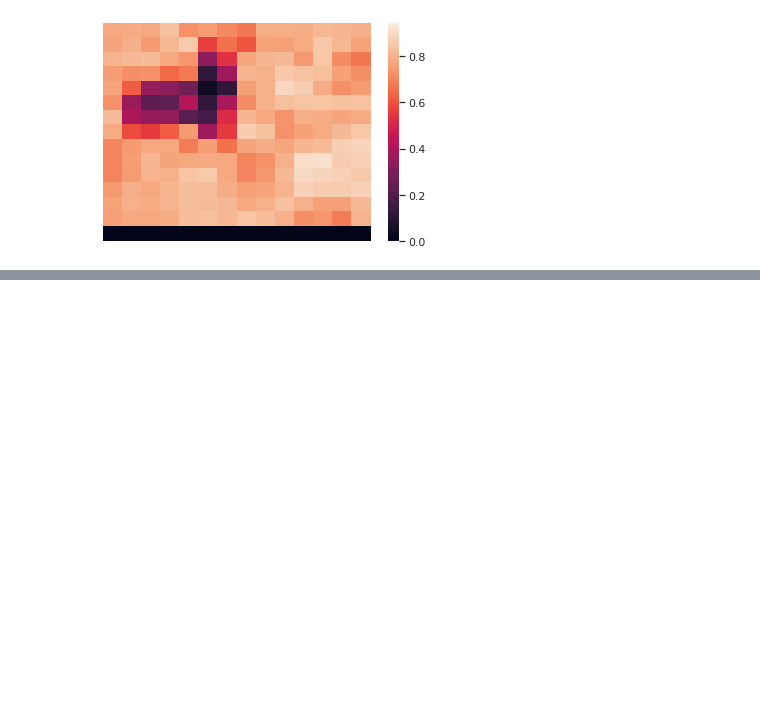
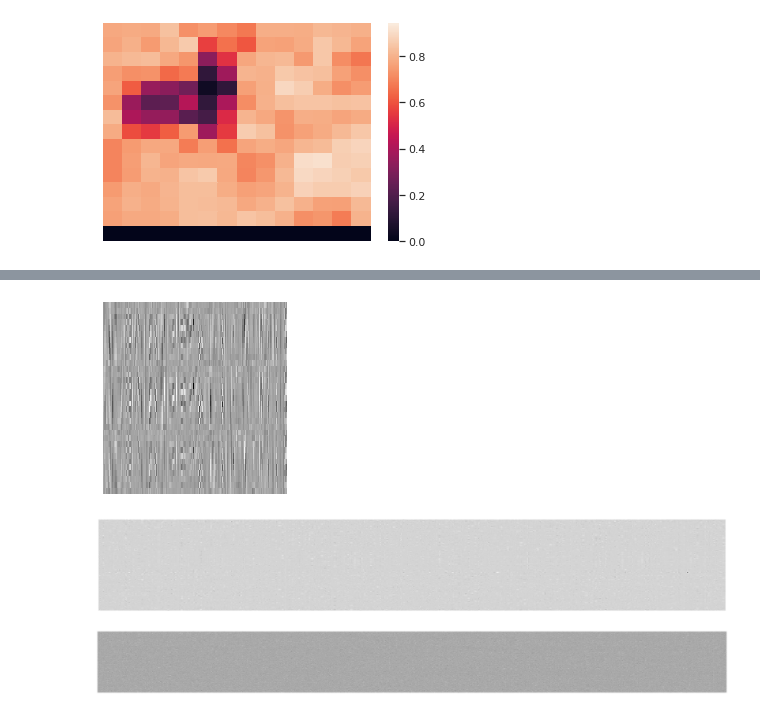
Before and after one commit to arnavahuja/Occlusion-Analysis-and-Filter-Visualization, a Jupyter notebook: Occlusion_Analysion_and_Filter_Visualization.ipynb, the cells around one changed output, grey strips where cells are left out. Drawn from its saved outputs; the diff is of its cells as text; code cells hidden in the pictures; blank space fills up the shorter version.

```diff
--- a/Occlusion_Analysion_and_Filter_Visualization.ipynb
+++ b/Occlusion_Analysion_and_Filter_Visualization.ipynb
@@ -177,0 +290,12 @@ imgplot = sns.heatmap(heatmap,xticklabels=False,yticklabels=False,vmax=prob_no_o
+# %%
+plot_weights(alexnet,0,single_channel=True,collated=True)
+# %% [output]
+[figure, added]
+# %%
+plot_weights(alexnet,3,single_channel=True,collated=True)
+# %% [output]
+[figure, added]
+# %%
+plot_weights(alexnet,6,single_channel=True,collated=True)
+# %% [output]
+[figure, added]
```
Also changed, not shown: parts of 9 cells of this notebook.
